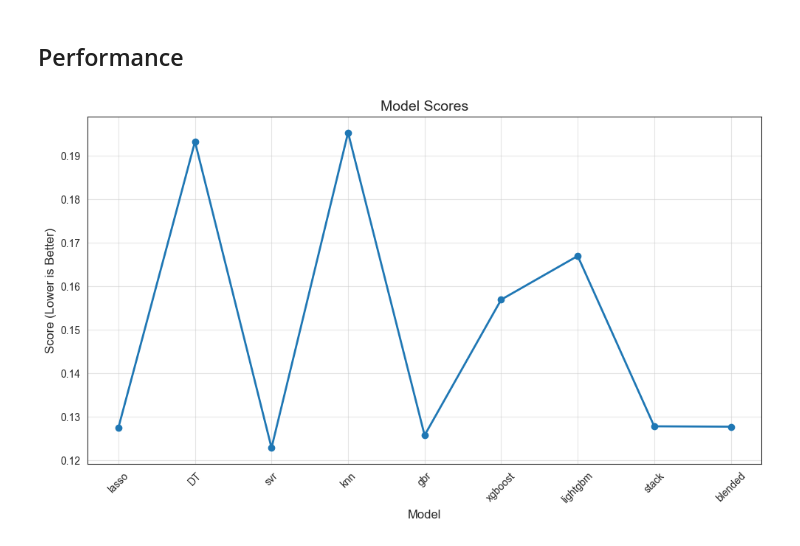
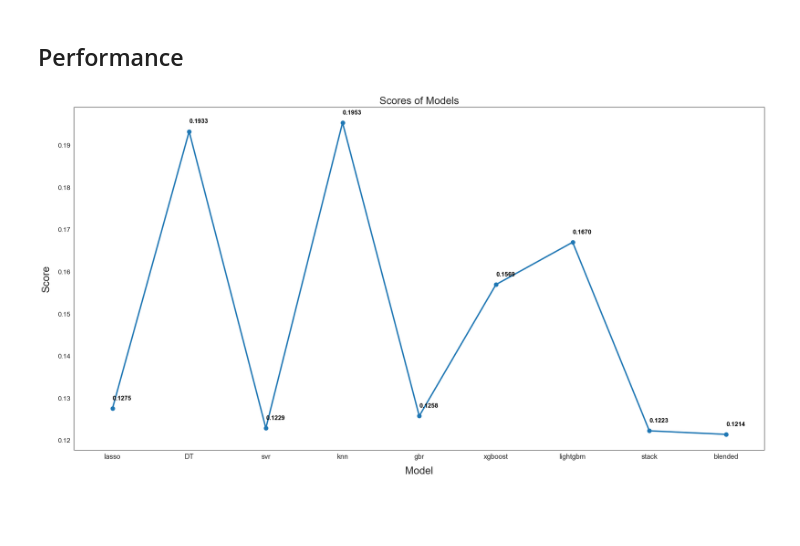
Before and after one commit to zoezhousy/Kaggle_House_Price_Prediction, a Jupyter notebook: notebook-team-x.ipynb, the cells around one changed output. Saved outputs shown, nothing was run; the diff lists cells and outputs as text; code cells hidden in the pictures; blank space fills up the shorter version.

```diff
--- a/notebook-team-x.ipynb
+++ b/notebook-team-x.ipynb
@@ -847,14 +871,14 @@ Finish processing.
 # Blend models in order to make the final predictions more robust to overfitting
 # based on cross validation score
 def blended_predictions(X):
-    return ((0.125 * lasso_gen_model.predict(X)) + \
-            (0.125 * svr_model.predict(X)) + \
-            (0.05 * decision_tree_model.predict(X)) + \
-            (0.05 * knn_reg_model.predict(X)) + \
-            (0.125 * gbr_model.predict(X)) + \
-            (0.1 * xgboost_model.predict(X)) + \
-            (0.125 * lightgbm_model.predict(X)) + \
-            (0.3 * stack_gen_model.predict(np.array(X))))
+    return ((0.15 * lasso_gen_model.predict(X)) + \
+            (0.15 * svr_model.predict(X)) + \
+            (0.15 * gbr_model.predict(X)) + \
+            (0.15 * lightgbm_model.predict(X)) + \
+            (0.4 * stack_gen_model.predict(np.array(X))))
+
+# RMSLE score on train data:
+# 0.06829440894001784
 # %%
 # Get final precitions from the blended model
 blended_score = rmsle(y, blended_predictions(X))
@@ -967,32 +991,37 @@ Saved blended predictions to submission_blended.csv
 # %%
 # no normalization(RobustScalar() method)
 
 import matplotlib.pyplot as plt
-models_FE = {
+scores_FE = {
     'lasso': 0.12755,
     'DT': 0.19325,
     'svr': 0.12288,
     'knn': 0.19533,
     'gbr': 0.12577,
     'xgboost': 0.15694,
     'lightgbm': 0.16698,  # Corrected LightGBM model
-    'stack': 0.12783,
-    'blended': 0.12774
+    'stack': 0.12226,
+    'blended': 0.12142
 }
 
-models = list(models_FE.keys())
-scores = list(models_FE.values())
+# Plot the predictions for each model
+sns.set_style("white")
+fig = plt.figure(figsize=(24, 12))
 
-# Plot the line chart
-plt.figure(figsize=(10, 6))
-plt.plot(models, scores, marker='o', linestyle='-', linewidth=2)
+# Plot the pointplot
+ax = sns.pointplot(x=list(scores_FE.keys()), y=list(scores_FE.values()), markers='o', linestyles='-')
 
-plt.xlabel('Model', fontsize=12)
-plt.ylabel('Score (Lower is Better)', fontsize=12)
-plt.title('Model Scores', fontsize=14)
-plt.xticks(rotation=45, fontsize=10)
-plt.grid(alpha=0.5)
-plt.tight_layout()
+# Adding annotations
+for i, score in enumerate(scores_FE.values()):
+    ax.text(i, score + 0.002, '{:.4f}'.format(score), horizontalalignment='left', size='large', color='black', weight='semibold')
+
+plt.ylabel('Score', size=20, labelpad=12.5)
+plt.xlabel('Model', size=20, labelpad=12.5)
+plt.tick_params(axis='x', labelsize=13.5)
+plt.tick_params(axis='y', labelsize=12.5)
+
+plt.title('Scores of Models', size=20)
+
 plt.show()
 # %% [output]
-[figure, old version]
+[figure, new version]
```
Also changed, not shown: parts of 13 cells of this notebook.
